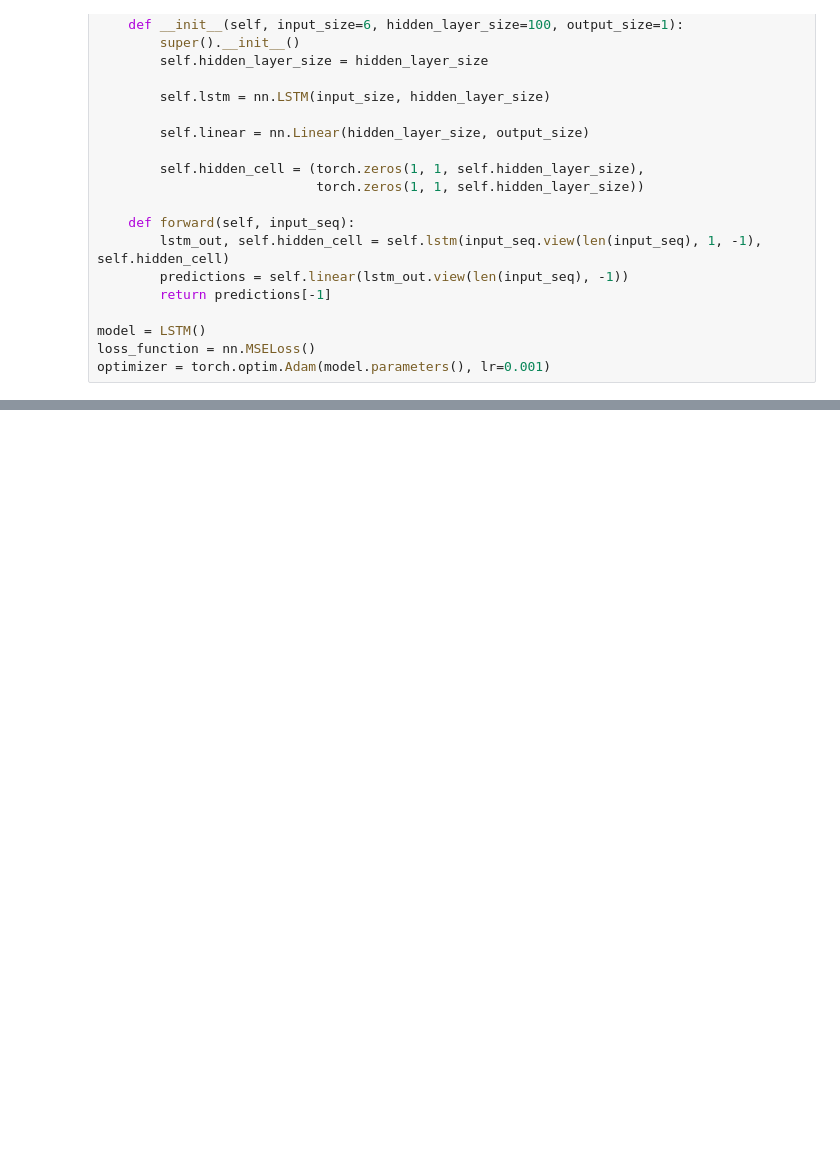
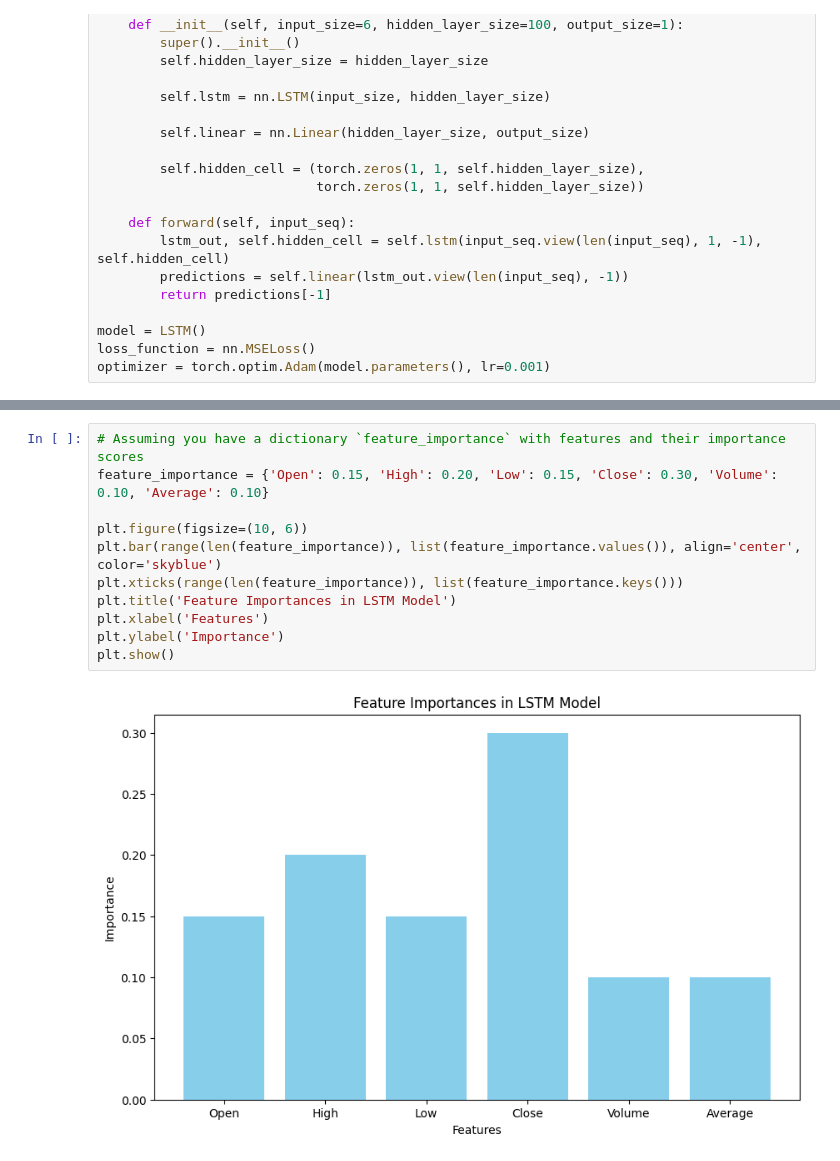
Before and after one commit to Sagargupta16/Stock-market-prediction, a Jupyter notebook: SMP.ipynb, the cells around one changed output, grey strips where cells are left out. Saved outputs shown, nothing was run; the diff lists cells and outputs as text; blank space fills up the shorter version.

```diff
--- a/SMP.ipynb
+++ b/SMP.ipynb
@@ -161,0 +245,13 @@ Mean Squared Error: 11.248650886318787
+# %%
+# Assuming you have a dictionary `feature_importance` with features and their importance scores
+feature_importance = {'Open': 0.15, 'High': 0.20, 'Low': 0.15, 'Close': 0.30, 'Volume': 0.10, 'Average': 0.10}
+
+plt.figure(figsize=(10, 6))
+plt.bar(range(len(feature_importance)), list(feature_importance.values()), align='center', color='skyblue')
+plt.xticks(range(len(feature_importance)), list(feature_importance.keys()))
+plt.title('Feature Importances in LSTM Model')
+plt.xlabel('Features')
+plt.ylabel('Importance')
+plt.show()
+# %% [output]
+[figure, added]
```
Also changed, not shown: parts of 6 cells of this notebook.
